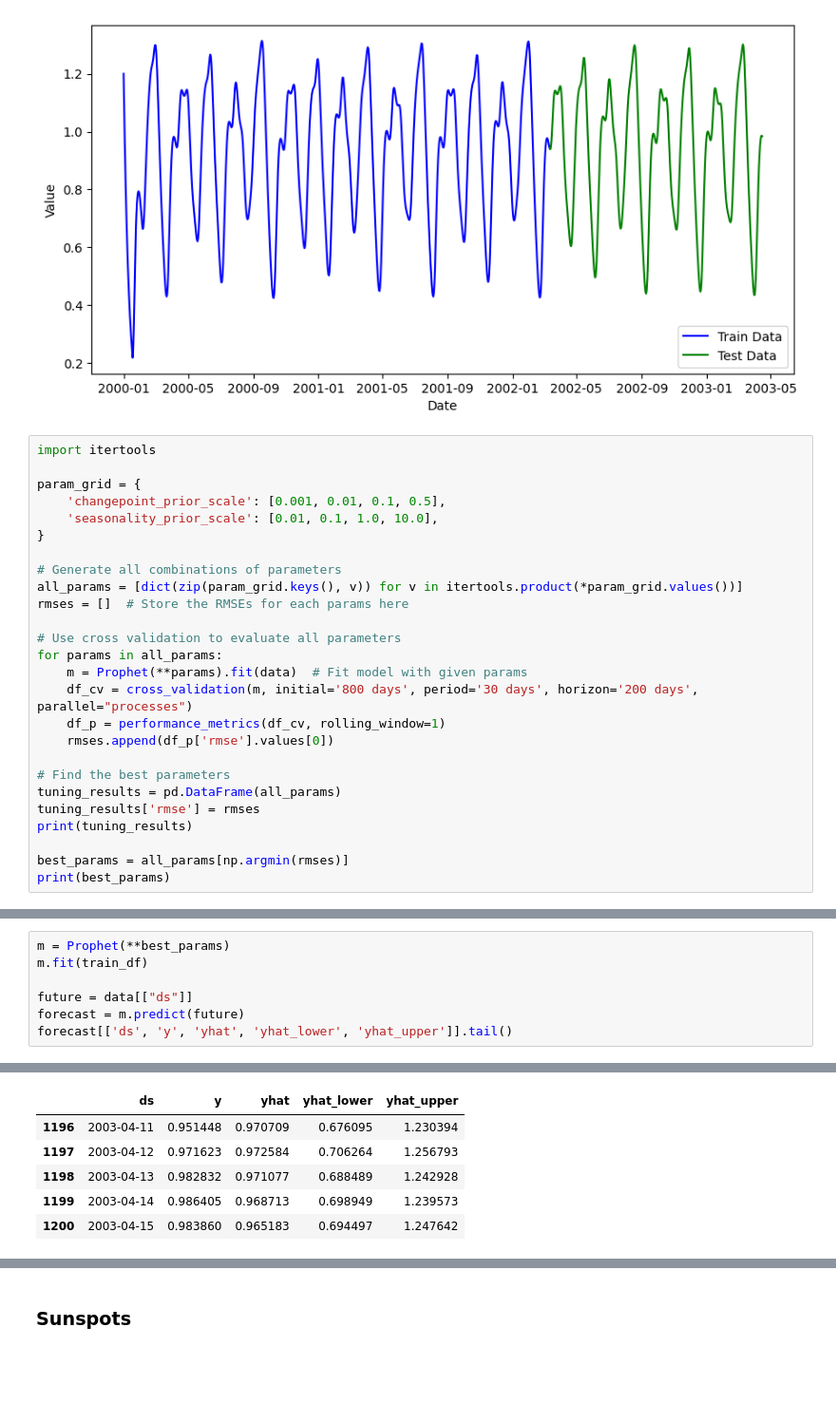
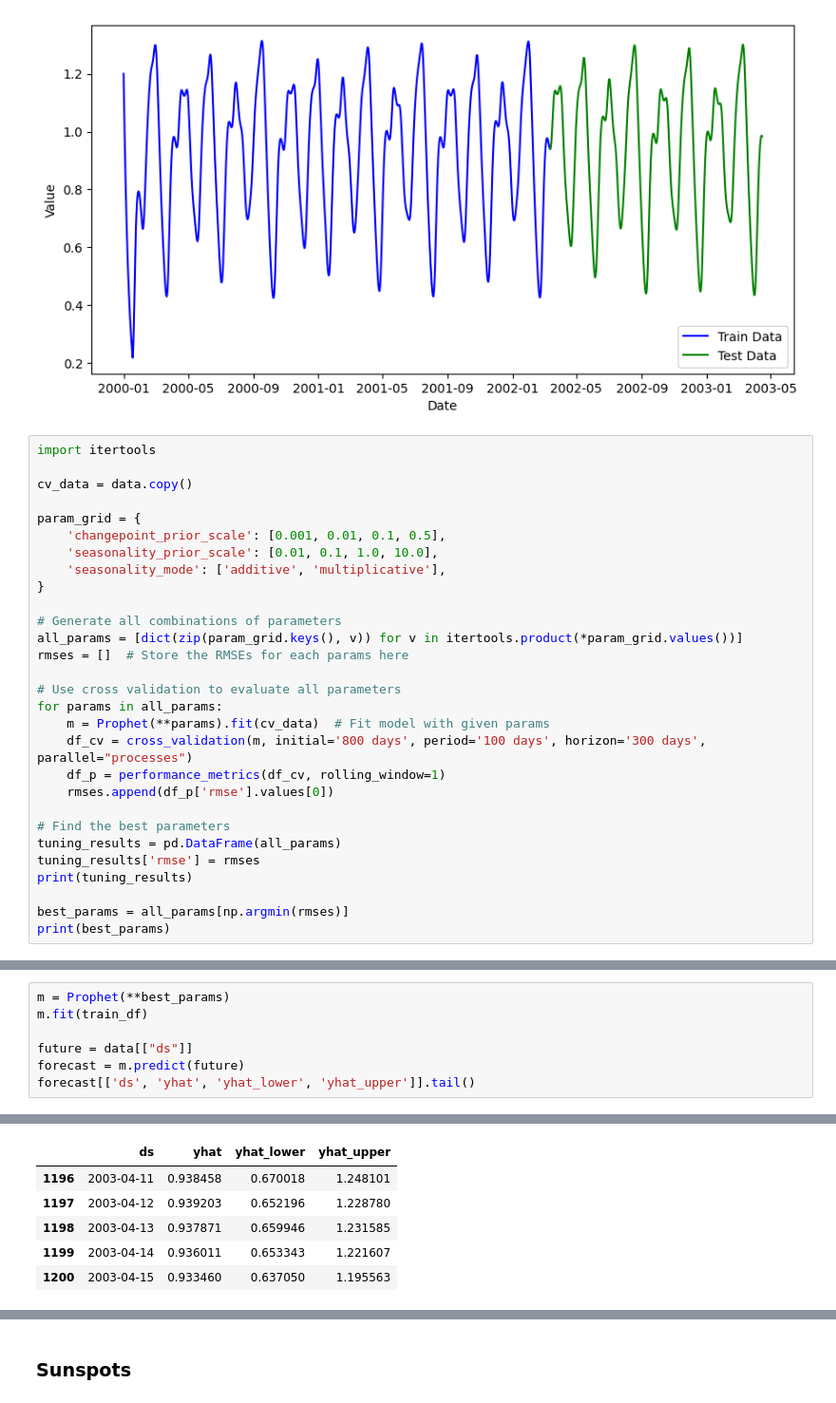
Before and after one commit to czyjtu/time-series-forecasting, a Jupyter notebook: notebooks/prophet.ipynb, the cells around one changed output, grey strips where cells are left out. Shown at 95% size. Drawn from its saved outputs; the diff is of its cells as text; blank space fills up the shorter version.

```diff
--- a/notebooks/prophet.ipynb
+++ b/notebooks/prophet.ipynb
@@ -220,10 +220,13 @@ plt.show()
 [figure]
 # %%
 import itertools
+
+cv_data = data.copy()
 
 param_grid = {
     'changepoint_prior_scale': [0.001, 0.01, 0.1, 0.5],
     'seasonality_prior_scale': [0.01, 0.1, 1.0, 10.0],
+    'seasonality_mode': ['additive', 'multiplicative'],
 }
 
 # Generate all combinations of parameters
@@ -232,8 +235,8 @@ rmses = []  # Store the RMSEs for each params here
 
 # Use cross validation to evaluate all parameters
 for params in all_params:
-    m = Prophet(**params).fit(data)  # Fit model with given params
-    df_cv = cross_validation(m, initial='800 days', period='30 days', horizon='200 days', parallel="processes")
+    m = Prophet(**params).fit(cv_data)  # Fit model with given params
+    df_cv = cross_validation(m, initial='800 days', period='100 days', horizon='300 days', parallel="processes")
     df_p = performance_metrics(df_cv, rolling_window=1)
     rmses.append(df_p['rmse'].values[0])
 
@@ -286,5 +288,5 @@ m.fit(train_df)
 
 future = data[["ds"]]
 forecast = m.predict(future)
-forecast[['ds', 'y', 'yhat', 'yhat_lower', 'yhat_upper']].tail()
+forecast[['ds', 'yhat', 'yhat_lower', 'yhat_upper']].tail()
 # %% [output]
@@ -293,9 +295,9 @@ forecast[['ds', 'y', 'yhat', 'yhat_lower', 'yhat_upper']].tail()
-|  | ds | y | yhat | yhat_lower | yhat_upper |
-| 1196 | 2003-04-11 | 0.951448 | 0.970709 | 0.676095 | 1.230394 |
-| 1197 | 2003-04-12 | 0.971623 | 0.972584 | 0.706264 | 1.256793 |
-| 1198 | 2003-04-13 | 0.982832 | 0.971077 | 0.688489 | 1.242928 |
-| 1199 | 2003-04-14 | 0.986405 | 0.968713 | 0.698949 | 1.239573 |
-| 1200 | 2003-04-15 | 0.983860 | 0.965183 | 0.694497 | 1.247642 |
+|  | ds | yhat | yhat_lower | yhat_upper |
+| 1196 | 2003-04-11 | 0.938458 | 0.670018 | 1.248101 |
+| 1197 | 2003-04-12 | 0.939203 | 0.652196 | 1.228780 |
+| 1198 | 2003-04-13 | 0.937871 | 0.659946 | 1.231585 |
+| 1199 | 2003-04-14 | 0.936011 | 0.653343 | 1.221607 |
+| 1200 | 2003-04-15 | 0.933460 | 0.637050 | 1.195563 |
 # %%
 fig1 = m.plot(forecast)
 plt.scatter(test_df["ds"], test_df["y"], c="green", s=7, label="Test data points")
```
Also changed, not shown: parts of 33 cells of this notebook, 1 other file.
